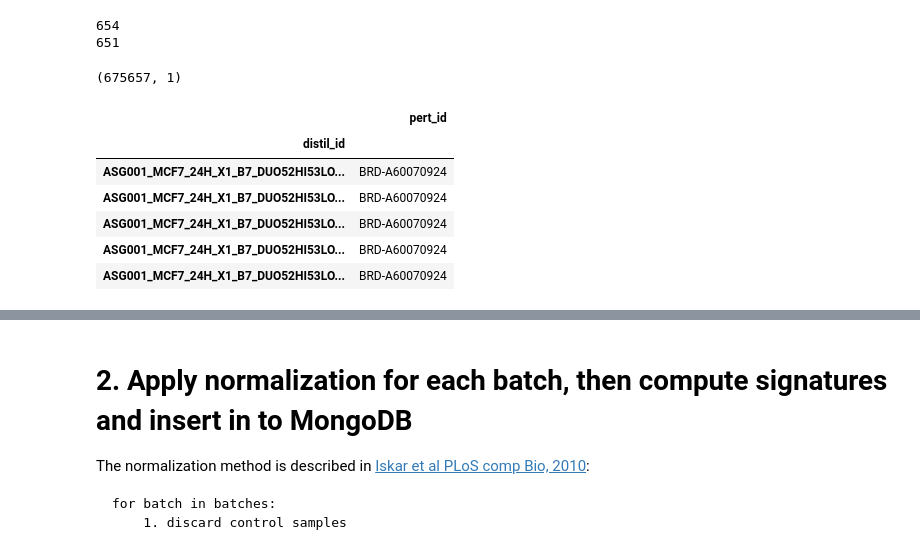
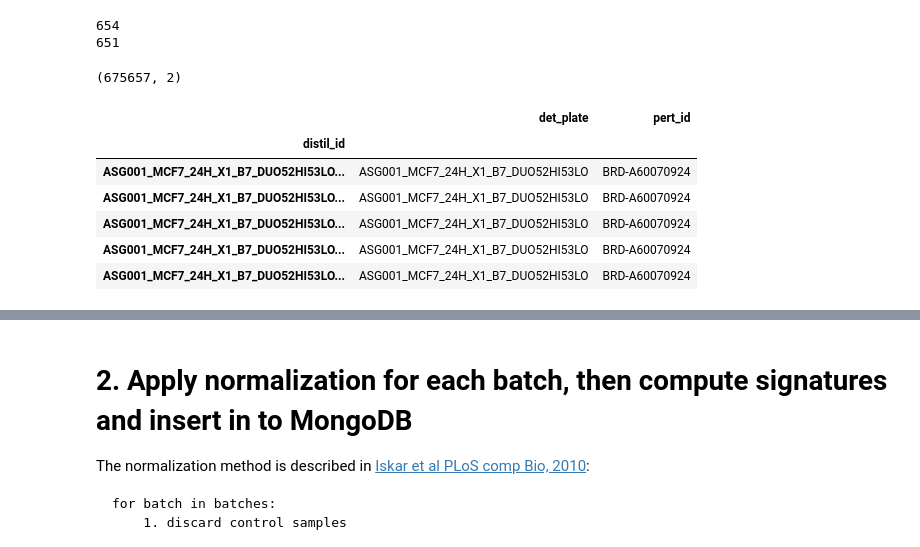
Before and after one commit to MaayanLab/L1000FWD, a Jupyter notebook: notebooks/Reprocess_L1000_Level3_mean_center.ipynb, the cells around one changed output, grey strips where cells are left out. Drawn from its saved outputs; the diff is of its cells as text; code cells hidden in the pictures.

```diff
--- a/notebooks/Reprocess_L1000_Level3_mean_center.ipynb
+++ b/notebooks/Reprocess_L1000_Level3_mean_center.ipynb
@@ -168,24 +172,25 @@ print sig_meta_df['batch'].nunique()
 # %%
 # Get all the distil_ids
 COLL_INST = DB['instinfo']
 cur = COLL_INST.find({'pert_type': {'$in' : ['trt_cp', 'trt_poscon']}},
                      {'_id':False,
                       'distil_id':True,
                       'pert_id':True,
+                      'det_plate':True,
                      })
 
 distil_df = pd.DataFrame([doc for doc in cur]).set_index('distil_id')
 print distil_df.shape
 distil_df.head()
 # %% [output]
-(675657, 1)
+(675657, 2)
-|  | pert_id |
-| distil_id |  |
-| ASG001_MCF7_24H_X1_B7_DUO52HI53LO... | BRD-A60070924 |
-| ASG001_MCF7_24H_X1_B7_DUO52HI53LO... | BRD-A60070924 |
-| ASG001_MCF7_24H_X1_B7_DUO52HI53LO... | BRD-A60070924 |
-| ASG001_MCF7_24H_X1_B7_DUO52HI53LO... | BRD-A60070924 |
-| ASG001_MCF7_24H_X1_B7_DUO52HI53LO... | BRD-A60070924 |
+|  | det_plate | pert_id |
+| distil_id |  |  |
+| ASG001_MCF7_24H_X1_B7_DUO52HI53LO... | ASG001_MCF7_24H_X1_B7_DUO52HI53LO | BRD-A60070924 |
+| ASG001_MCF7_24H_X1_B7_DUO52HI53LO... | ASG001_MCF7_24H_X1_B7_DUO52HI53LO | BRD-A60070924 |
+| ASG001_MCF7_24H_X1_B7_DUO52HI53LO... | ASG001_MCF7_24H_X1_B7_DUO52HI53LO | BRD-A60070924 |
+| ASG001_MCF7_24H_X1_B7_DUO52HI53LO... | ASG001_MCF7_24H_X1_B7_DUO52HI53LO | BRD-A60070924 |
+| ASG001_MCF7_24H_X1_B7_DUO52HI53LO... | ASG001_MCF7_24H_X1_B7_DUO52HI53LO | BRD-A60070924 |
 # %%
 def distil_id_to_rna_plate(did):
     return '_'.join(did.split('_')[:4])
```
Also changed, not shown: parts of 5 cells of this notebook, 1 other file.
